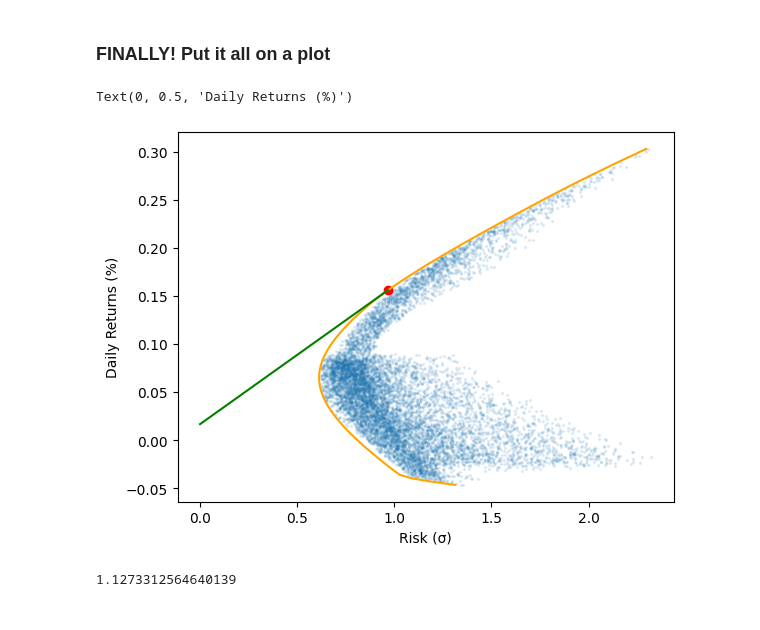
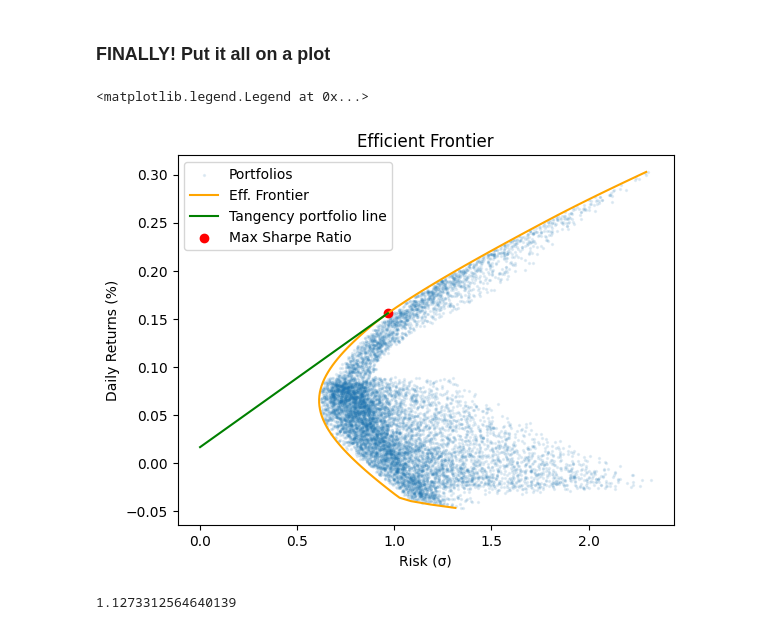
Before and after one commit to akey7/fuzzy-system-research, a Jupyter notebook: efficient_frontier_v2.ipynb, the cells around one changed output. Saved outputs shown, nothing was run; the diff lists cells and outputs as text; code cells hidden in the pictures.

Commit message:
Issue #42
Add a legend to the plot!

```diff
--- a/efficient_frontier_v2.ipynb
+++ b/efficient_frontier_v2.ipynb
@@ -260,15 +260,17 @@ x1, y1, x2, y2
 ### FINALLY! Put it all on a plot
 # %%
 fig, ax = plt.subplots(nrows=1, ncols=1)
-ax.scatter(simulated_risks, simulated_returns, alpha=0.1, s=2)
-ax.plot(optimized_risks, target_returns, c="orange")
-ax.scatter([opt_risk], [opt_return], c="red")
-ax.plot([x1, x2], [y1, y2], c="green")
+ax.scatter(simulated_risks, simulated_returns, alpha=0.1, s=2, label="Portfolios")
+ax.plot(optimized_risks, target_returns, c="orange", label="Eff. Frontier")
+ax.plot([x1, x2], [y1, y2], c="green", label="Tangency portfolio line")
+ax.scatter([opt_risk], [opt_return], c="red", label="Max Sharpe Ratio")
 ax.set_xlabel("Risk (σ)")
 ax.set_ylabel("Daily Returns (%)")
+ax.set_title("Efficient Frontier")
+ax.legend()
 # %% [output]
-Text(0, 0.5, 'Daily Returns (%)')
+<matplotlib.legend.Legend at 0x...>
-[figure, old version]
+[figure, new version]
 # %%
 (1 + 0.3 / 100) ** 252 - 1
 # %% [output]
```
